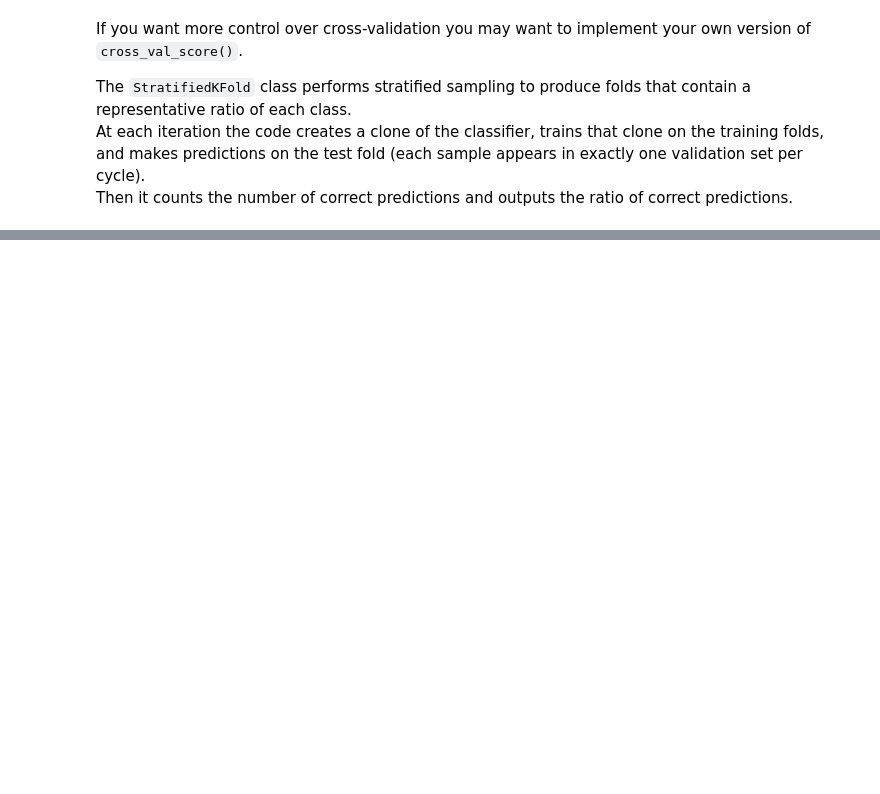
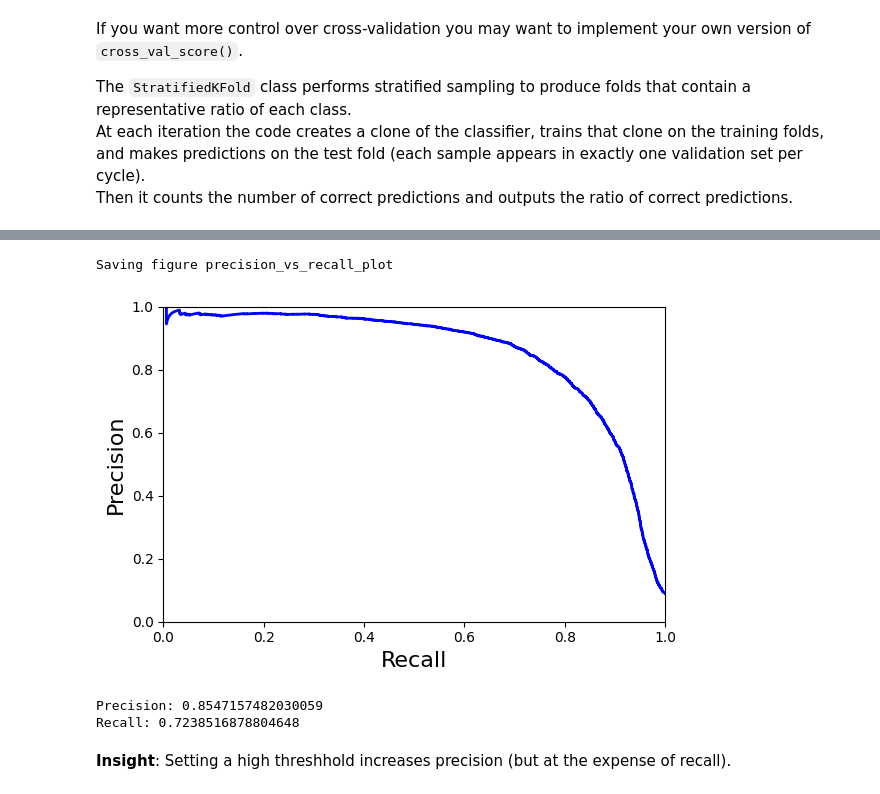
Before and after one commit to KarlMeierMattern/hands-on-ml, a Jupyter notebook: 02.classification.ipynb, the cells around one changed output, grey strips where cells are left out. Saved outputs shown, nothing was run; the diff lists cells and outputs as text; code cells hidden in the pictures; blank space fills up the shorter version.

```diff
--- a/02.classification.ipynb
+++ b/02.classification.ipynb
@@ -188,0 +312,14 @@ This demonstrates why accuracy is generally not the preferred performance measur
+# %%
+def plot_precision_vs_recall(precisions, recalls):
+    plt.plot(recalls, precisions, "b-", linewidth=2)
+    plt.xlabel("Recall", fontsize=16)
+    plt.ylabel("Precision", fontsize=16)
+    plt.axis([0, 1, 0, 1])
+
+plt.figure(figsize=(6, 4))
+plot_precision_vs_recall(precisions, recalls)
+save_fig("precision_vs_recall_plot")
+plt.show()
+# %% [output]
+Saving figure precision_vs_recall_plot
+[figure, added]
@@ -188,0 +330,8 @@ This demonstrates why accuracy is generally not the preferred performance measur
+# %%
+print("Precision:", precision_score(y_train_5, y_train_pred_90))
+print("Recall:", recall_score(y_train_5, y_train_pred_90))
+# %% [output]
+Precision: 0.8547157482030059
+Recall: 0.7238516878804648
+# %% [markdown]
+**Insight**: Setting a high threshhold increases precision (but at the expense of recall).
```
Also changed, not shown: parts of 24 cells of this notebook, 4 other files.
